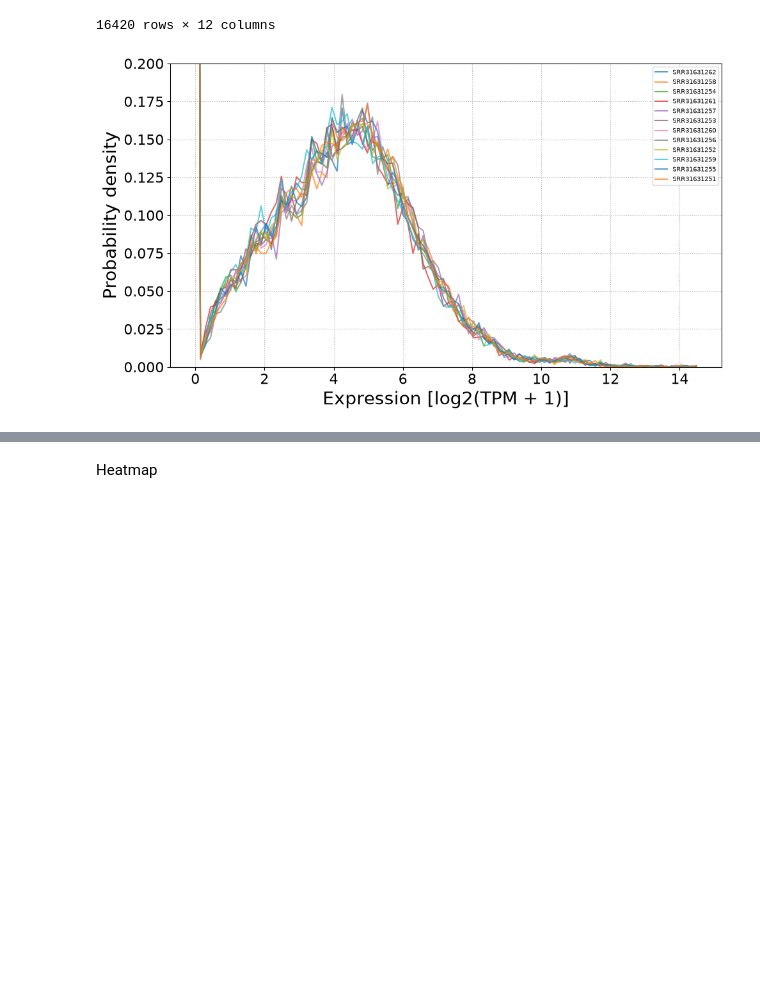
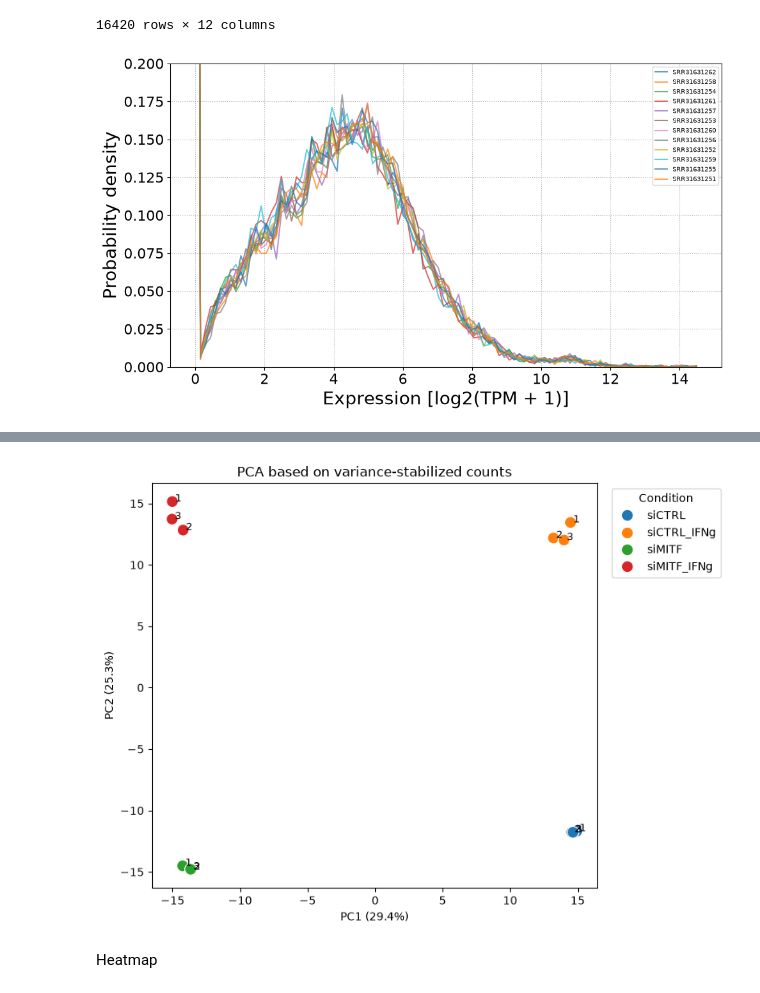
Before and after one commit to SvavaDa/GSE283655_project, a Jupyter notebook: GSE283655-simplified-data.ipynb, the cells around one changed output, grey strips where cells are left out. Drawn from its saved outputs; the diff is of its cells as text; code cells hidden in the pictures; blank space fills up the shorter version.

Commit message:
Add count-based differential expression setup and VST PCA

```diff
--- a/GSE283655-simplified-data.ipynb
+++ b/GSE283655-simplified-data.ipynb
@@ -1025,0 +1229,20 @@ plt.show()
+# %%
+import seaborn as sns
+from sklearn.decomposition import PCA
+
+dds.vst(use_design=False)
+
+vst_counts = pd.DataFrame(
+    dds.layers["vst_counts"],
+    index=dds.obs_names,
+    columns=dds.var_names
+)
+
+pca_vst = PCA(n_components=2)
+pca_values = pca_vst.fit_transform(vst_counts)
+
+pca_vst_df = pd.DataFrame(
+    pca_values,
+    columns=["PC1", "PC2"],
+    index=vst_counts.index
+).join(metadata)
@@ -1026,3 +1257,41 @@ plt.show()
+# %%
+plt.figure(figsize=(8, 6))
+
+sns.scatterplot(
+    data=pca_vst_df,
+    x="PC1",
+    y="PC2",
+    hue="group",
+    s=110
+)
+
+for run, row in pca_vst_df.iterrows():
+    plt.text(
+        row["PC1"] + 0.2,
+        row["PC2"],
+        str(row["replicate"]),
+        fontsize=9
+    )
+
+plt.xlabel(
+    f"PC1 ({pca_vst.explained_variance_ratio_[0] * 100:.1f}%)"
+)
+
+plt.ylabel(
+    f"PC2 ({pca_vst.explained_variance_ratio_[1] * 100:.1f}%)"
+)
+
+plt.title("PCA based on variance-stabilized counts")
+plt.legend(title="Condition", bbox_to_anchor=(1.02, 1))
+plt.tight_layout()
+plt.savefig(
+    "results/PCA_VST.png",
+    dpi=300,
+    bbox_inches="tight"
+)
+plt.show()
+# %% [output]
+[figure, added]
 # %% [markdown]
 Heatmap
 # %%
```
Also changed, not shown: parts of 16 cells of this notebook.
